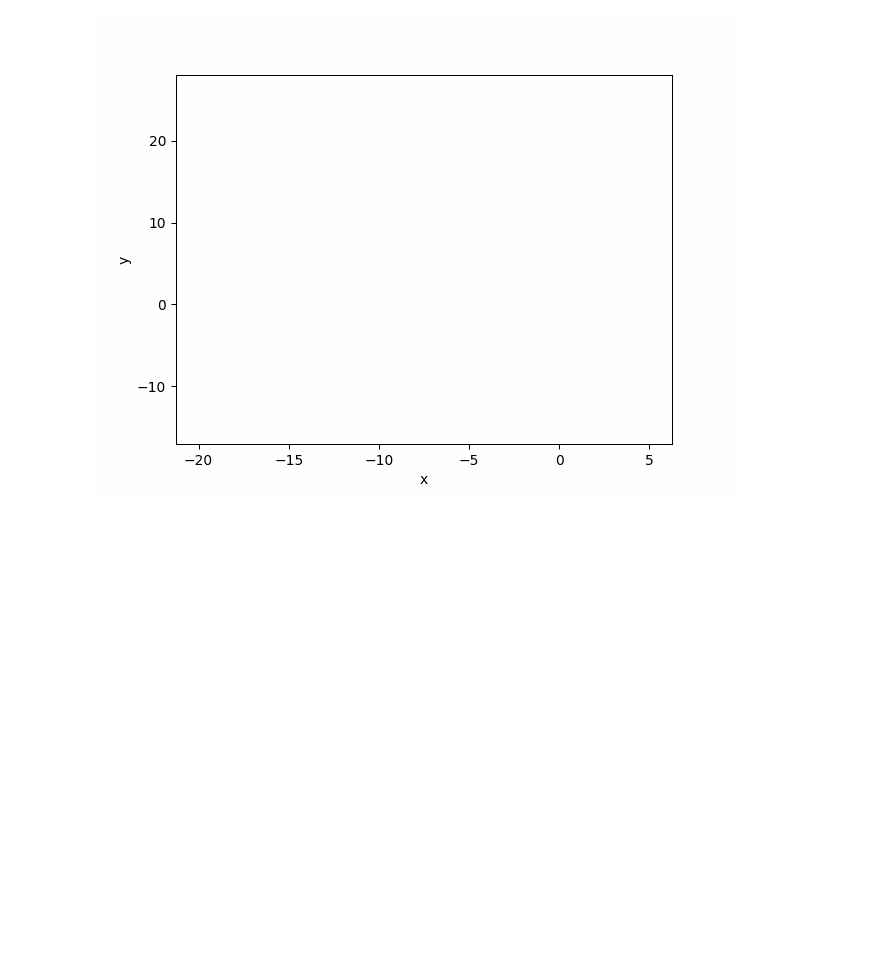
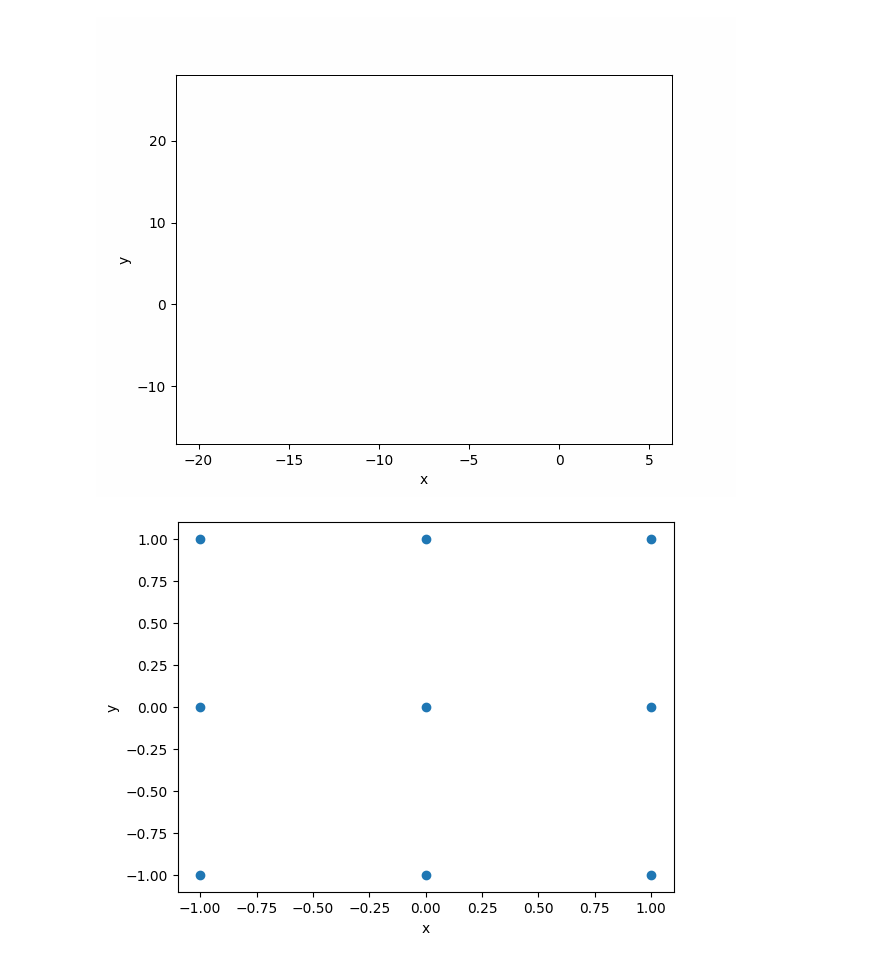
Before and after one commit to aghbit/Algorytmy-Geometryczne, a Jupyter notebook: bitalg/visualizer/demo.ipynb, the cells around one changed output. Drawn from its saved outputs; the diff is of its cells as text; code cells hidden in the pictures; blank space fills up the shorter version.

Commit message:
Add geometric figures removal

```diff
--- a/bitalg/visualizer/demo.ipynb
+++ b/bitalg/visualizer/demo.ipynb
@@ -104,3 +105,25 @@ vis.show()
 vis.show_gif()
 # %% [output]
 [figure]
+# %%
+# removing geometric figures
+vis = Visualizer()
+
+points = [
+    (0, 0), (1, 0), (1, 1), (0, 1), (-1, 1),
+    (-1, 0), (-1, -1), (0, -1), (1, -1)
+]
+
+vis.add_point(points)
+to_remove = []
+
+for point in points[1:]:
+    ls = vis.add_line_segment(((0, 0), point))
+    to_remove.append(ls)
+
+for ls in to_remove:
+    vis.remove_figure(ls)
+
+vis.show()
+# %% [output]
+[figure, added]
```
Also changed, not shown: parts of 4 cells of this notebook, 4 other files.
